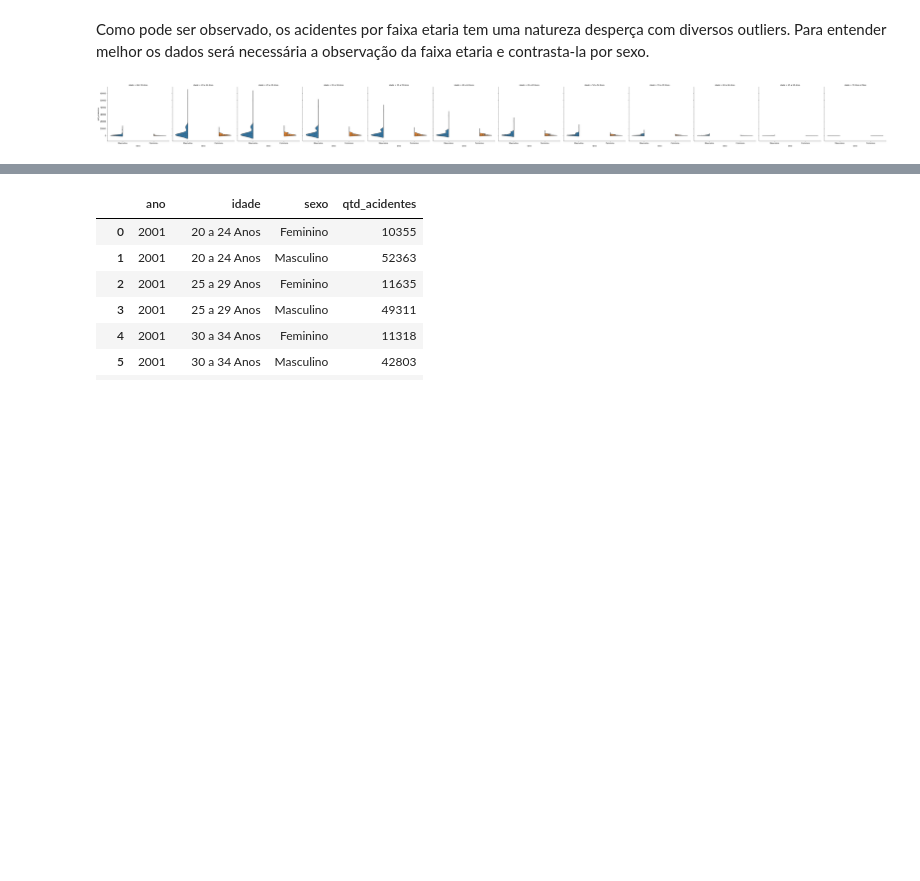
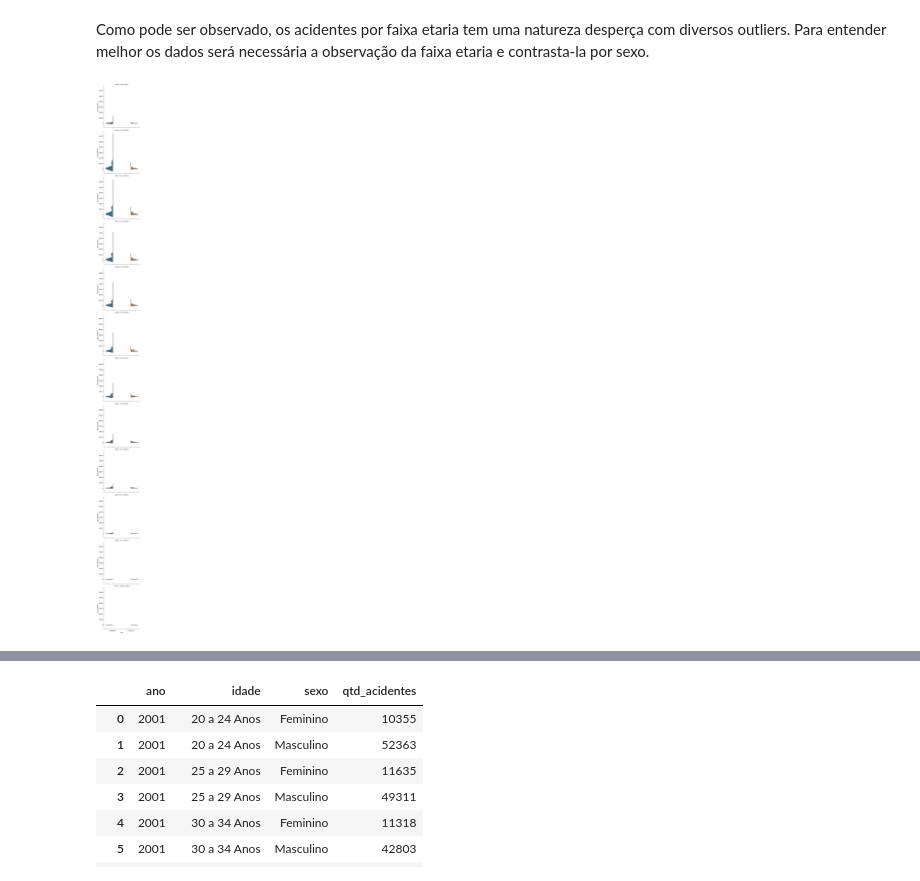
Before and after one commit to lorransr/CAT, a Jupyter notebook: Acidentes_de_Trabalho.ipynb, the cells around one changed output, grey strips where cells are left out. Saved outputs shown, nothing was run; the diff lists cells and outputs as text; code cells hidden in the pictures; blank space fills up the shorter version.

```diff
--- a/Acidentes_de_Trabalho.ipynb
+++ b/Acidentes_de_Trabalho.ipynb
@@ -746,14 +747,14 @@ Como pode ser observado, os acidentes por faixa etaria tem uma natureza desperç
 # %%
 g = sns.catplot(x = "sexo",
                 y = "qtd_acidentes",
                 data = df_agesex,
-                col = "idade",
+                row = "idade",
                 kind = "violin",
                 hue = "sexo",
                 split = True,
                 inner = "quartile")
 # %% [output]
-[figure, old version]
+[figure, new version]
 # %%
 ax = sns.catplot(x = "sexo",
                 y = "qtd_acidentes",
```
Also changed, not shown: parts of 25 cells of this notebook.
